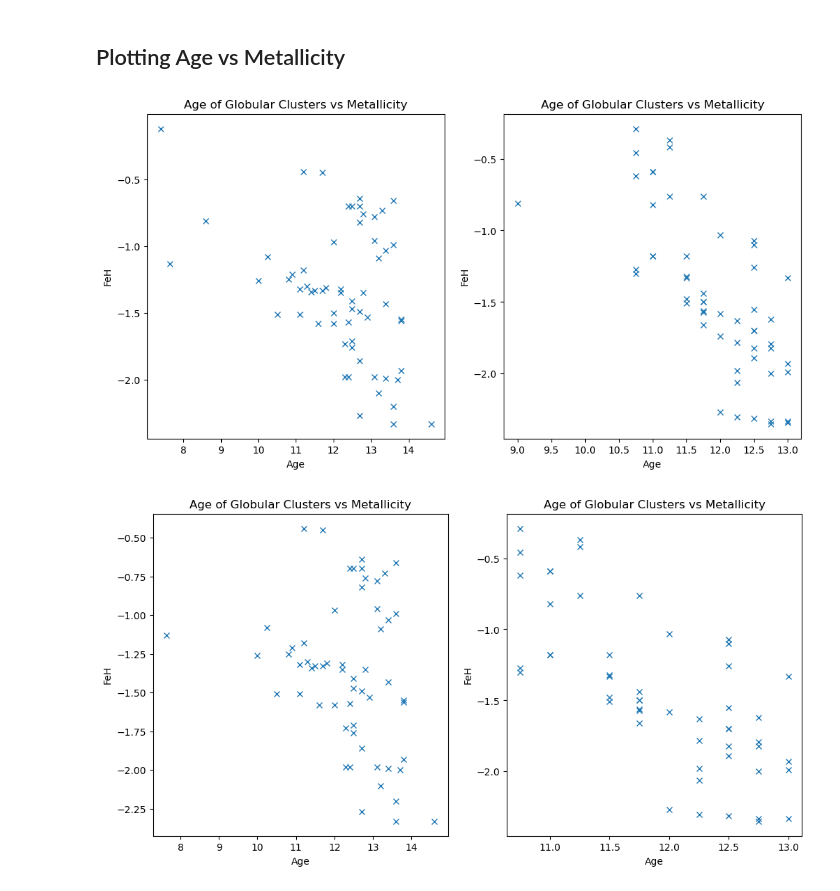
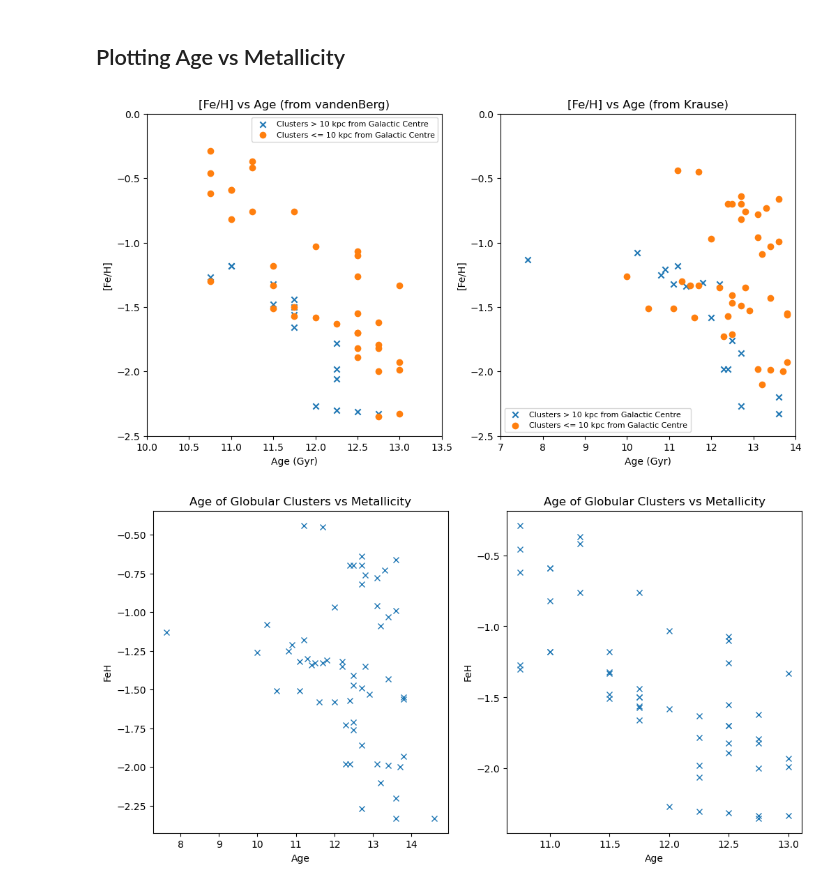
Before and after one commit to pavitraah/phys3116_cosmo_crew, a Jupyter notebook: Assignment Code/cosmo_crew.ipynb, the cells around one changed output. Drawn from its saved outputs; the diff is of its cells as text; code cells hidden in the pictures.

Commit message:
Putting the distance mask over FeH/Age plots

```diff
--- a/Assignment Code/cosmo_crew.ipynb
+++ b/Assignment Code/cosmo_crew.ipynb
@@ -98,31 +111,55 @@ plt.show()
 # %% [markdown]
 ## Plotting Age vs Metallicity
 # %%
-# Plotting the age of the globular clusters vs metallicity (from the Krause21 catalogue)
+# Plotting Age vs Metallicty, and applying a distance mask to observe where the further away GCs are
+dis_threshold = 10 # changing the distance threshold to 10 kpc, as the clusters > 45 kpc away do not show up in the Krause or vandenBerg databases
+
+mask1= vandenBerg_harris['R_G'] > dis_threshold # Creating a mask for GCs further away from the galactic centre
 fig = plt.figure(figsize=(12,6))
 plt.subplot(1,2,1)
-plt.plot(
-    krause_21['Age'],
-    krause_21['FeH'], 'x')
+plt.scatter( # Plotting clusters that show up in the mask (greater than the distance threshold from Galactic Centre)
+    vandenBerg_harris['Age'][mask1],
+    vandenBerg_harris['FeH'][mask1],
+    marker='x',
+    label = 'Clusters > '+ str(dis_threshold) +' kpc from Galactic Centre'
+)
+plt.xlabel('Age (Gyr)')
+plt.ylabel('[Fe/H]')
+plt.xlim(10,13.5)
+plt.ylim(-2.5,0)
+plt.scatter( # Plotting clusters that do not show up in the mask (less than the distance threshold from Galactic Centre)
+    vandenBerg_harris['Age'][~mask1],
+    vandenBerg_harris['FeH'][~mask1],
+    marker='o',
+    label = 'Clusters <= '+ str(dis_threshold) +' kpc from Galactic Centre'
+)
+plt.title('[Fe/H] vs Age (from vandenBerg)')
+plt.legend(loc = 'upper right',prop={'size': 8}) # Display legend
 
-plt.xlabel('Age') #labelling x axis
-plt.ylabel('FeH') #labelling y axis
-plt.title('Age of Globular Clusters vs Metallicity') #adding title to plot
+plt.subplot(1,2,2)
 
-# Plotting the age of the globular clusters vs metallicity (from the VandenBergt2 catalogue)
-plt.subplot(1,2,2)
-plt.plot(
-    vandenBerg_t2['Age'],
-    vandenBerg_t2['FeH'], 'x')
-
-plt.xlabel('Age')
-plt.ylabel('FeH')
-plt.title('Age of Globular Clusters vs Metallicity')
-
-
+mask2 = krause_harris['R_gc'] > dis_threshold
+plt.scatter( # Plotting clusters that show up in the mask (greater than the distance threshold from Galactic Centre)
+    krause_harris['Age'][mask2],
+    krause_harris['FeH'][mask2],
+    marker='x',
+    label = 'Clusters > '+ str(dis_threshold) +' kpc from Galactic Centre'
+)
+plt.xlabel('Age (Gyr)')
+plt.ylabel('[Fe/H]')
+plt.xlim(7,14)
+plt.ylim(-2.5,0)
+plt.scatter( # Plotting clusters that do not show up in the mask (less than the distance threshold from Galactic Centre)
+    krause_harris['Age'][~mask2],
+    krause_harris['FeH'][~mask2],
+    marker='o',
+    label = 'Clusters <= '+ str(dis_threshold) +' kpc from Galactic Centre'
+)
+plt.title('[Fe/H] vs Age (from Krause)')
+plt.legend(loc = 'lower left',prop={'size': 8}) # Display legend
 plt.show()
 # %% [output]
-[figure, old version]
+[figure, new version]
 # %%
 # Plotting the age of the globular clusters vs metallicity (from the Krause21 catalogue)
 fig = plt.figure(figsize=(12,6))
```
Also changed, not shown: parts of 2 cells of this notebook.
